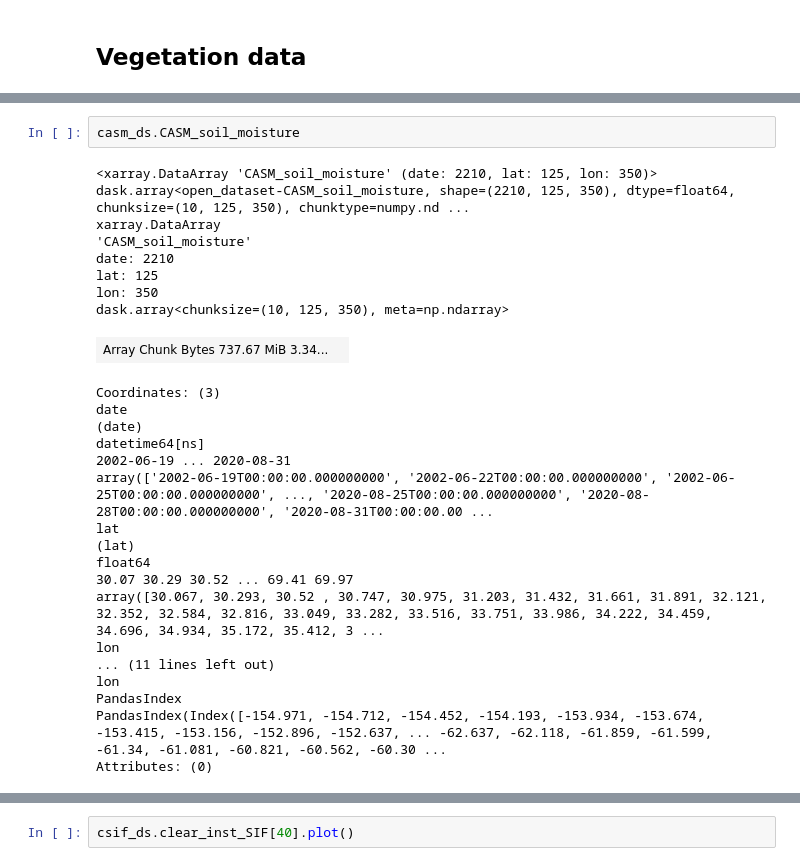
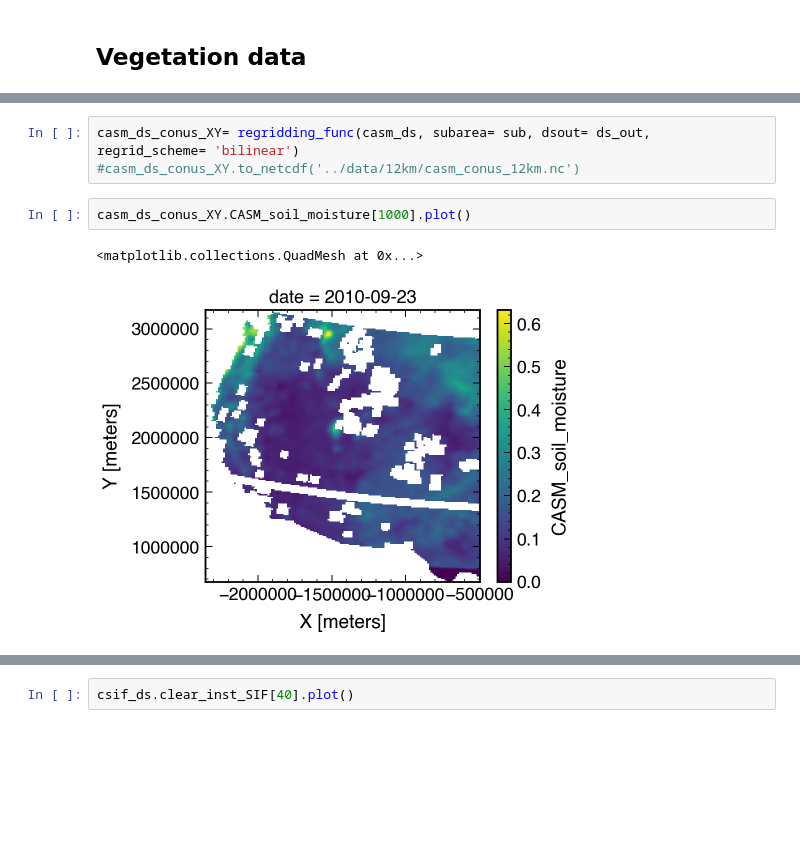
Before and after one commit to jtbuch/fire_hazard_index, a Jupyter notebook: scripts/preliminary_data_analysis.ipynb, the cells around one changed output, grey strips where cells are left out. Saved outputs shown, nothing was run; the diff lists cells and outputs as text; blank space fills up the shorter version.

```diff
--- a/scripts/preliminary_data_analysis.ipynb
+++ b/scripts/preliminary_data_analysis.ipynb
@@ -81,28 +89,8 @@ casm_ds.CASM_soil_moisture[0].plot()
-# %%
-casm_ds.CASM_soil_moisture
-# %% [output]
-<xarray.DataArray 'CASM_soil_moisture' (date: 2210, lat: 125, lon: 350)> dask.array<open_dataset-CASM_soil_moisture, shape=(2210, 125, 350), dtype=float64, chunksize=(10, 125, 350), chunktype=numpy.nd ...
-xarray.DataArray
-'CASM_soil_moisture'
-date: 2210
-lat: 125
-lon: 350
-dask.array<chunksize=(10, 125, 350), meta=np.ndarray>
-| Array Chunk Bytes 737.67 MiB 3.34... |  |
-Coordinates: (3)
-date
-(date)
-datetime64[ns]
-2002-06-19 ... 2020-08-31
-array(['2002-06-19T00:00:00.000000000', '2002-06-22T00:00:00.000000000', '2002-06-25T00:00:00.000000000', ..., '2020-08-25T00:00:00.000000000', '2020-08-28T00:00:00.000000000', '2020-08-31T00:00:00.00 ...
-lat
-(lat)
-float64
-30.07 30.29 30.52 ... 69.41 69.97
-array([30.067, 30.293, 30.52 , 30.747, 30.975, 31.203, 31.432, 31.661, 31.891, 32.121, 32.352, 32.584, 32.816, 33.049, 33.282, 33.516, 33.751, 33.986, 34.222, 34.459, 34.696, 34.934, 35.172, 35.412, 3 ...
-lon
-... (11 lines left out)
-lon
-PandasIndex
-PandasIndex(Index([-154.971, -154.712, -154.452, -154.193, -153.934, -153.674, -153.415, -153.156, -152.896, -152.637, ... -62.637, -62.118, -61.859, -61.599, -61.34, -61.081, -60.821, -60.562, -60.30 ...
-Attributes: (0)
+# %%
+casm_ds_conus_XY= regridding_func(casm_ds, subarea= sub, dsout= ds_out, regrid_scheme= 'bilinear')
+#casm_ds_conus_XY.to_netcdf('../data/12km/casm_conus_12km.nc')
+# %%
+casm_ds_conus_XY.CASM_soil_moisture[1000].plot()
+# %% [output]
+<matplotlib.collections.QuadMesh at 0x...>
+[figure, added]
```
Also changed, not shown: parts of 21 cells of this notebook, 1 other file.
